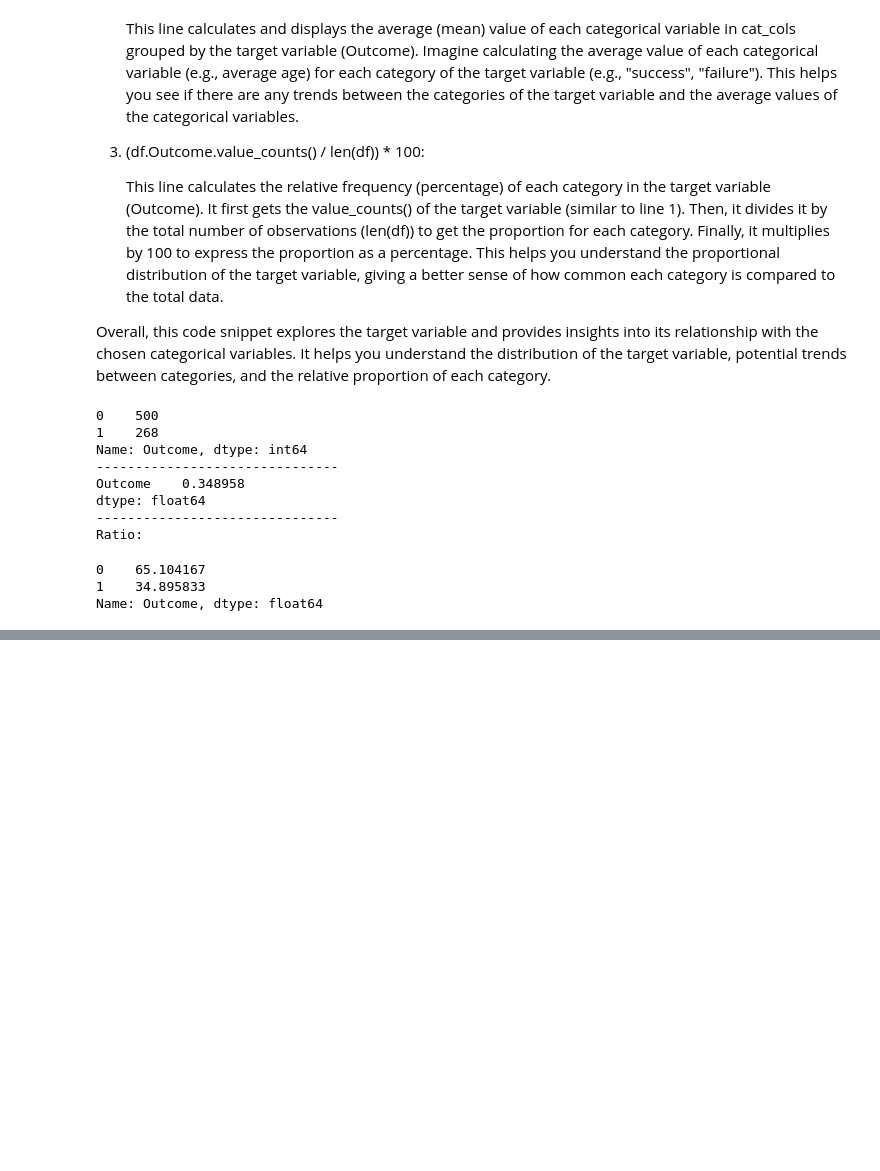
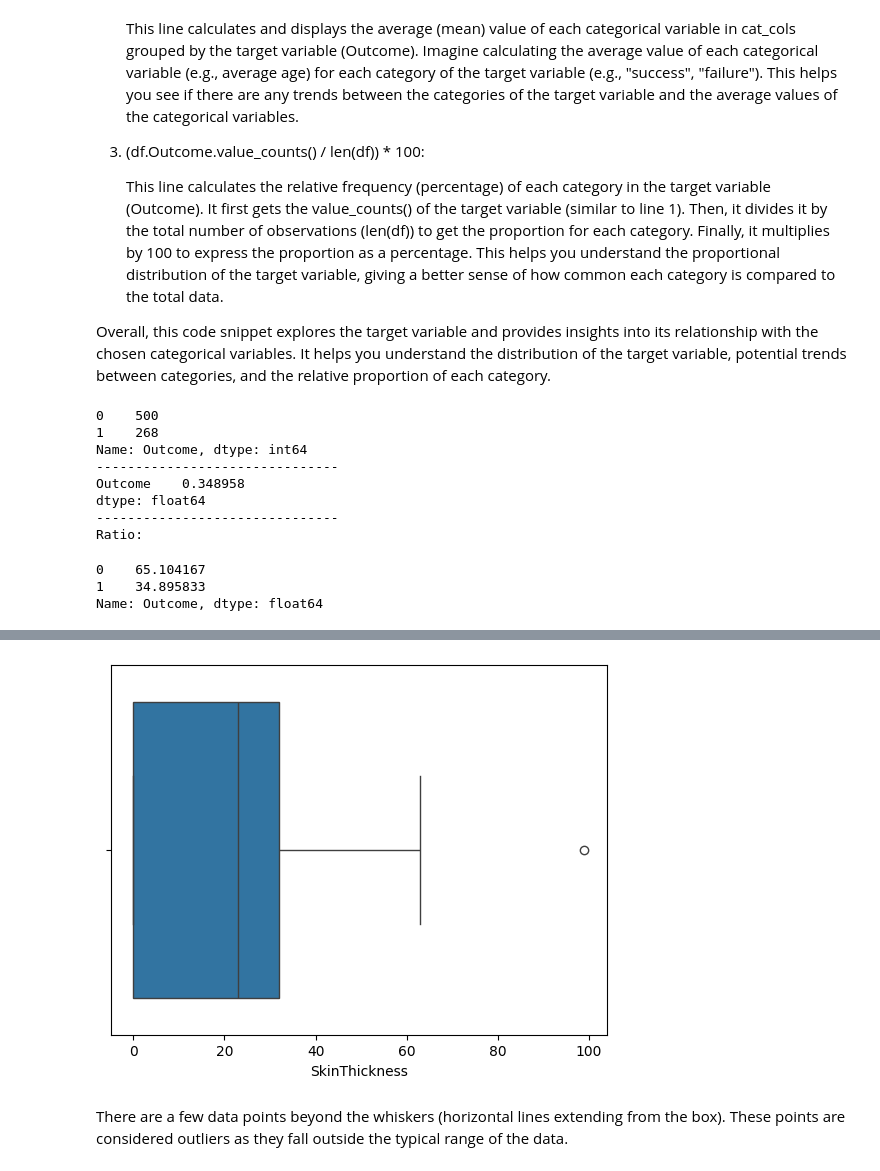
Before and after one commit to isuru0x01/Notebooks, a Jupyter notebook: Diabetes_Dataset.ipynb, the cells around one changed output, grey strips where cells are left out. Drawn from its saved outputs; the diff is of its cells as text; code cells hidden in the pictures; blank space fills up the shorter version.

```diff
--- a/Diabetes_Dataset.ipynb
+++ b/Diabetes_Dataset.ipynb
@@ -506,0 +584,7 @@ Imagine making a tally chart for the Outcome variable, counting how many times e
+# %%
+sns.boxplot(x=df["SkinThickness"])
+plt.show()
+# %% [output]
+[figure, added]
+# %% [markdown]
+There are a few data points beyond the whiskers (horizontal lines extending from the box). These points are considered outliers as they fall outside the typical range of the data.
```
Also changed, not shown: parts of 37 cells of this notebook.
